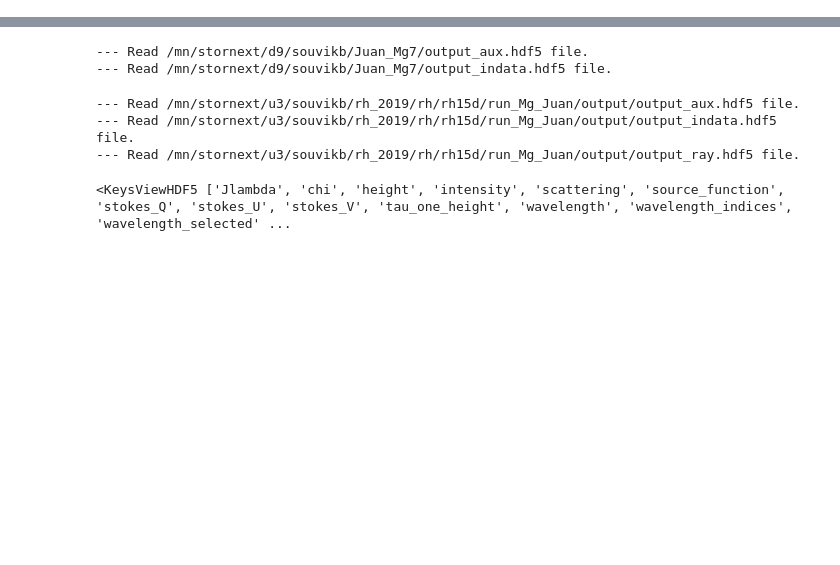
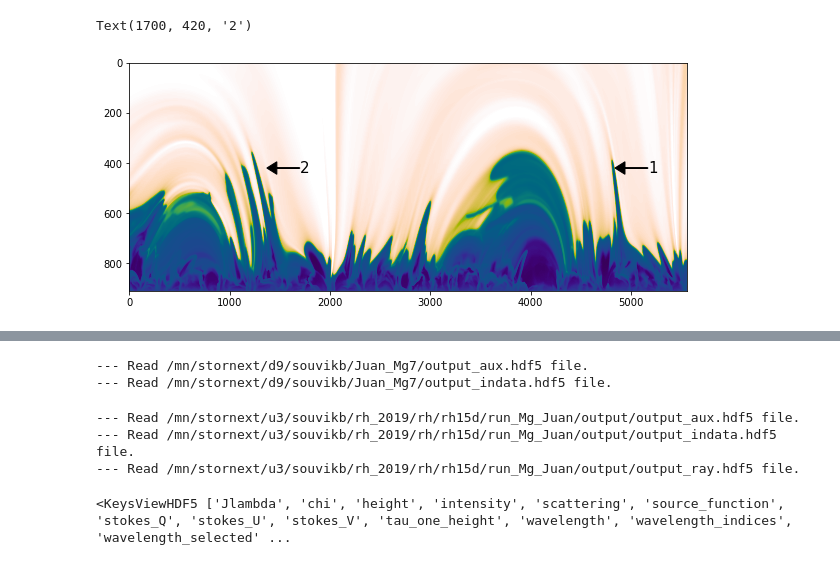
Before and after one commit to souvikita/Bifrost-simulation-analysis, a Jupyter notebook: Cont_function.ipynb, the cells around one changed output, grey strips where cells are left out. Drawn from its saved outputs; the diff is of its cells as text; code cells hidden in the pictures; blank space fills up the shorter version.

```diff
--- a/Cont_function.ipynb
+++ b/Cont_function.ipynb
@@ -35,0 +59,14 @@ y    = input_sim['y']# time []
+# %%
+plt.figure(figsize=(10,10))
+plt.imshow(np.log10(temp_juan[0,:5562,19,500:1410]).T,aspect=2.5,cmap=cmr.rainforest,vmax=6.,vmin=3.,norm=colors.PowerNorm(gamma=0.8))
+# plt.contour(mask_contour.T)
+#plt.savefig('test_temp.pdf',format='pdf',dpi=500)
+#plt.colorbar()
+plt.arrow(5170,420,-230,0,length_includes_head=False,head_width=50, head_length=100,color='black')
+plt.text(5170,420,'1',size=15,va='center')
+plt.arrow(1700,420,-230,0,length_includes_head=False,head_width=50, head_length=100,color='black')
+plt.text(1700,420,'2',size=15,va='center')
+#plt.contour(mask_contour.T,levels=[3],colors=['black'])
+# %% [output]
+Text(1700, 420, '2')
+[figure, added]
```
Also changed, not shown: parts of 12 cells of this notebook.
